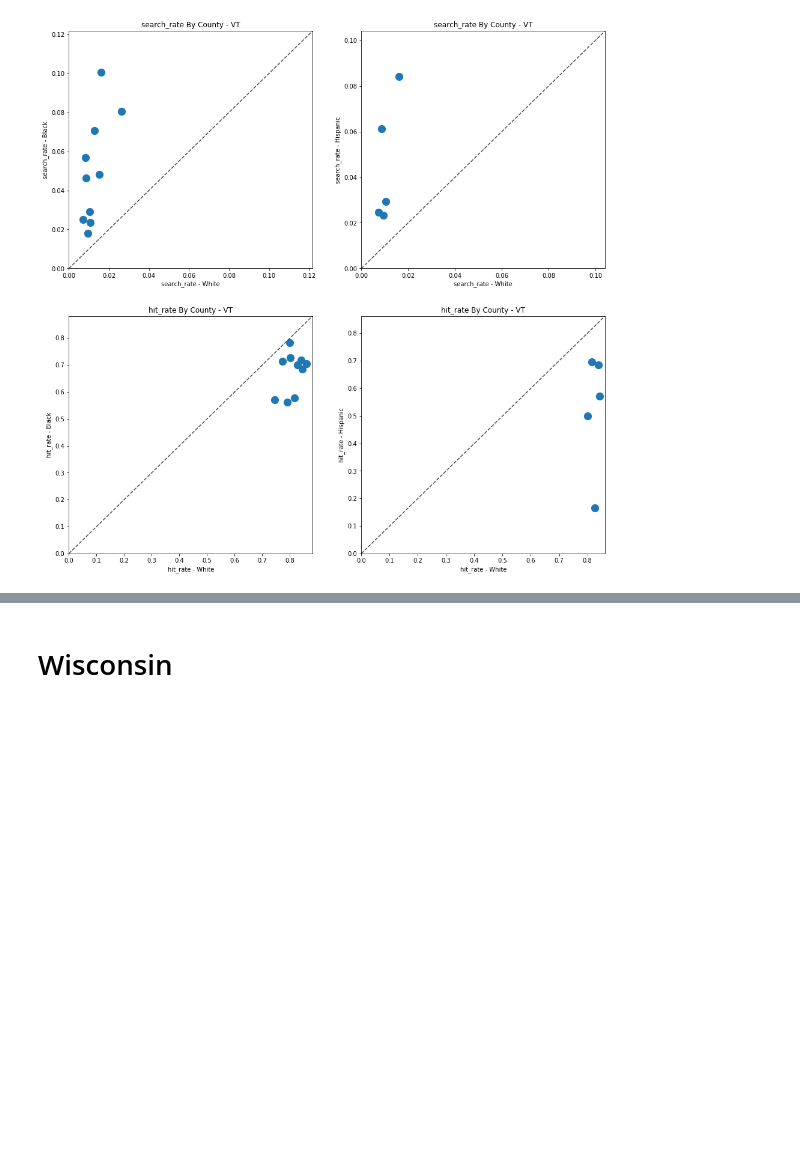
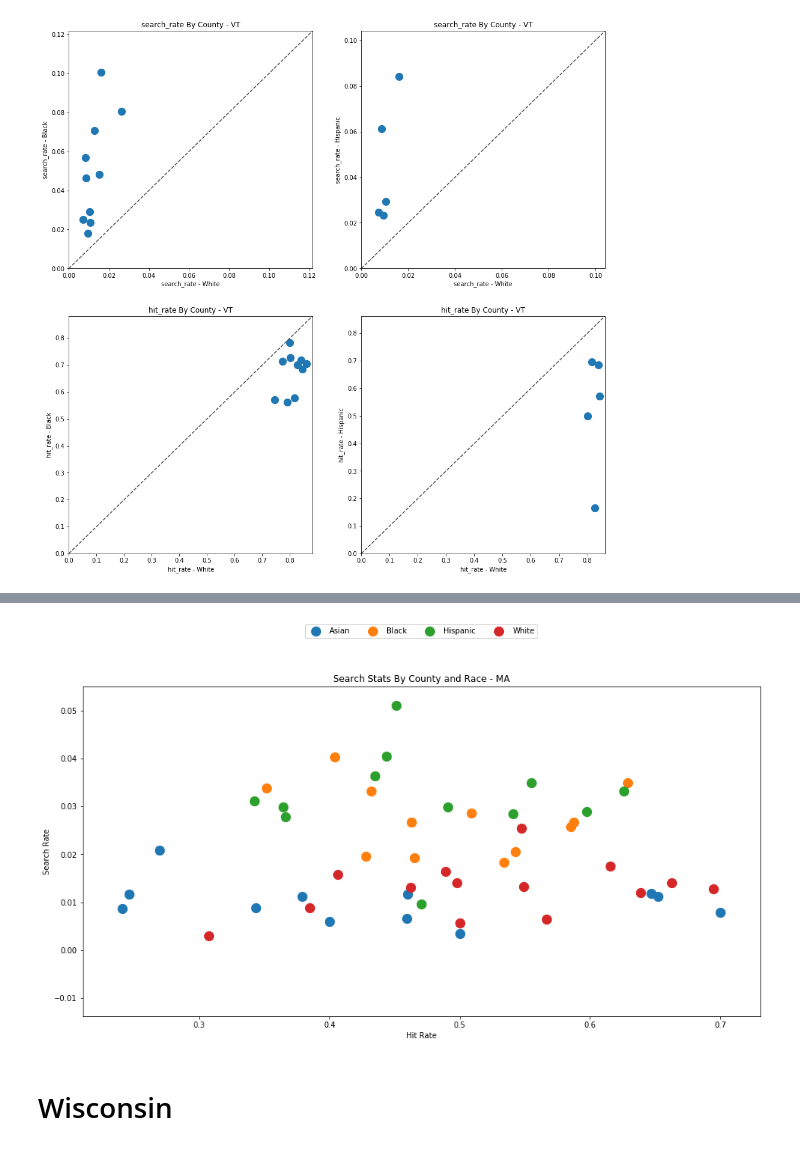
Before and after one commit to triestpa/Police-Analysis-Python, a Jupyter notebook: traffic_stop_analysis.ipynb, the cells around one changed output, grey strips where cells are left out. Saved outputs shown, nothing was run; the diff lists cells and outputs as text; code cells hidden in the pictures; blank space fills up the shorter version.

```diff
--- a/traffic_stop_analysis.ipynb
+++ b/traffic_stop_analysis.ipynb
@@ -396,2 +412,7 @@ generate_county_search_stats_scatter(df_vt, "Vermont")
+# %%
+fig = generate_county_search_stats_scatter(df_ma, "MA")
+fig.savefig('images/county_scatter_ma.png', bbox_inches='tight')
+# %% [output]
+[figure, added]
 # %% [markdown]
 # Wisconsin
```
Also changed, not shown: parts of 45 cells of this notebook.
